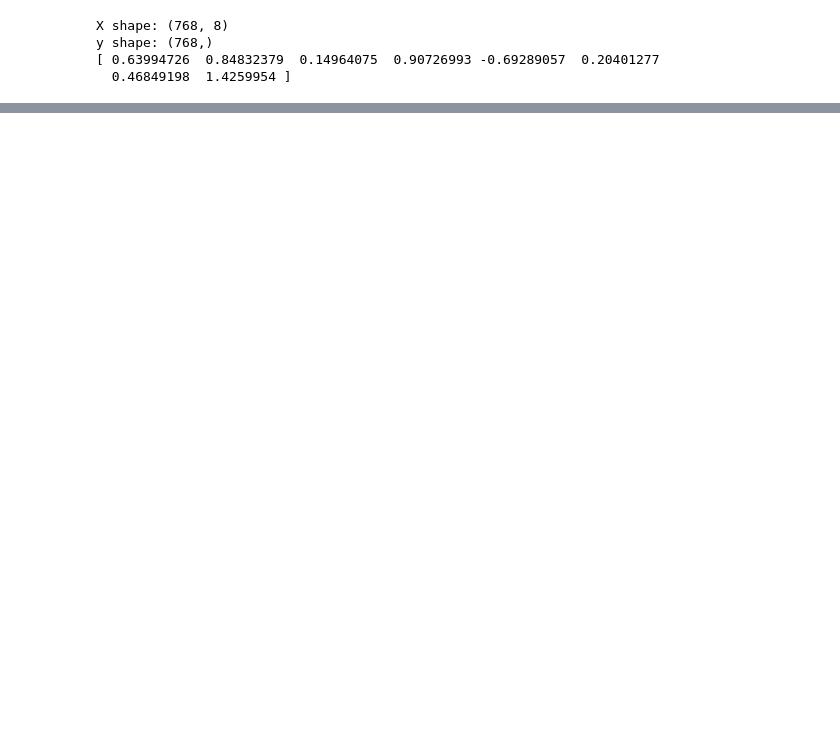
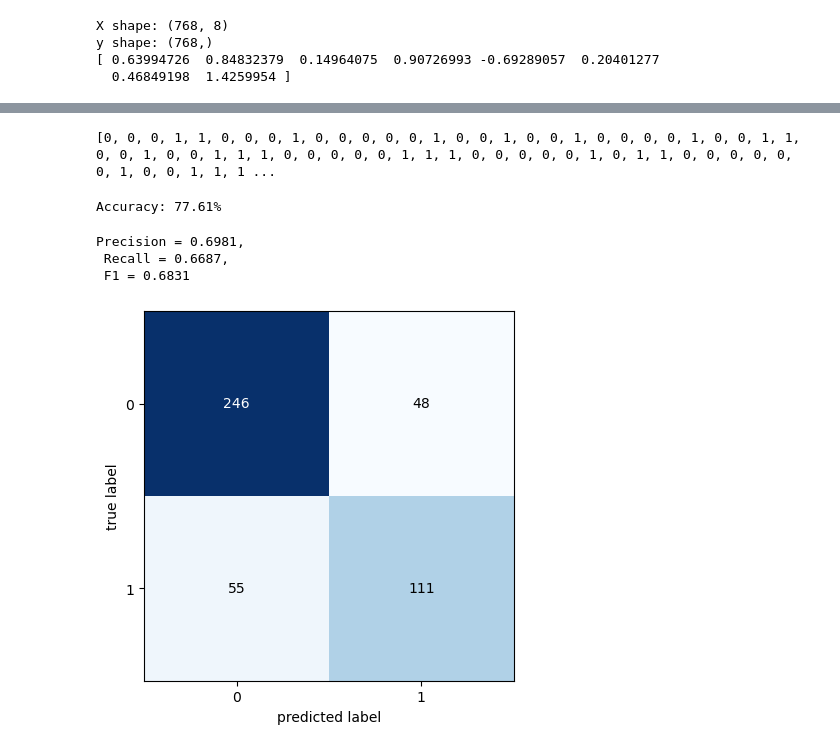
Before and after one commit to nnnolan/IT3040, a Jupyter notebook: proj2/diabetesNN/diabetes-NN.ipynb, the cells around one changed output, grey strips where cells are left out. Saved outputs shown, nothing was run; the diff lists cells and outputs as text; code cells hidden in the pictures; blank space fills up the shorter version.

```diff
--- a/proj2/diabetesNN/diabetes-NN.ipynb
+++ b/proj2/diabetesNN/diabetes-NN.ipynb
@@ -55,3 +58,20 @@ X shape: (768, 8)
 y shape: (768,)
 [ 0.63994726  0.84832379  0.14964075  0.90726993 -0.69289057  0.20401277
   0.46849198  1.4259954 ]
+# %%
+
+X_train, X_test, y_train, y_test = train_test_split(X, y, test_size = 0.4, random_state = 42)
+
+# split the test at 50:50 for cross validation and the test
+X_test, X_cv, y_test, y_cv = train_test_split(X_test, y_test, test_size = 0.5, random_state = 42)
+
+#print the shapes
+# 460, 154, 154
+print(f"X_train shape: {X_train.shape}")
+print(f"X_test shape: {X_test.shape}")
+print(f"X_cv shape: {X_cv.shape}")
+
+# 460, 154 154
+print(f"y_train shape: {y_train.shape}")
+print(f"y_test shape: {y_test.shape}")
+print(f"y_cv shape: {y_cv.shape}")
@@ -57,0 +176,41 @@ y shape: (768,)
+# %%
+prediciton_train = get_predictions(X_train)
+print(prediciton_train)
+
+
+# module to create & disply confusion matrix
+
+def print_confusion_matrix(true_labels, predictions):
+    # plot the confusion matrix
+
+    mat = confusion_matrix(true_labels, predictions)
+    plot_confusion_matrix(conf_mat = mat)
+
+    # calculate precision, recall, f1 scores, and display them
+
+    # precision
+    precision = precision_score(true_labels, predictions)
+
+    # recall
+    recall = recall_score(true_labels, predictions)
+
+    # f1 score
+    f1 = f1_score(true_labels, predictions)
+
+    # display precision, recall, and f1
+    print(f"Precision = {precision:.4f}, \n Recall = {recall:.4f}, \n F1 = {f1:.4f}")
+# %% [output]
+[0, 0, 0, 1, 1, 0, 0, 0, 1, 0, 0, 0, 0, 0, 1, 0, 0, 1, 0, 0, 1, 0, 0, 0, 0, 1, 0, 0, 1, 1, 0, 0, 1, 0, 0, 1, 1, 1, 0, 0, 0, 0, 0, 1, 1, 1, 0, 0, 0, 0, 0, 1, 0, 1, 1, 0, 0, 0, 0, 0, 0, 1, 0, 0, 1, 1, 1 ...
+# %%
+# calculate training accuracy
+
+calculate_accuracy(y_train, prediciton_train)
+# %% [output]
+Accuracy: 77.61%
+# %%
+print_confusion_matrix(y_train, prediciton_train)
+# %% [output]
+Precision = 0.6981,
+ Recall = 0.6687,
+ F1 = 0.6831
+[figure, added]
```
Also changed, not shown: parts of 11 cells of this notebook, 19 other files.
